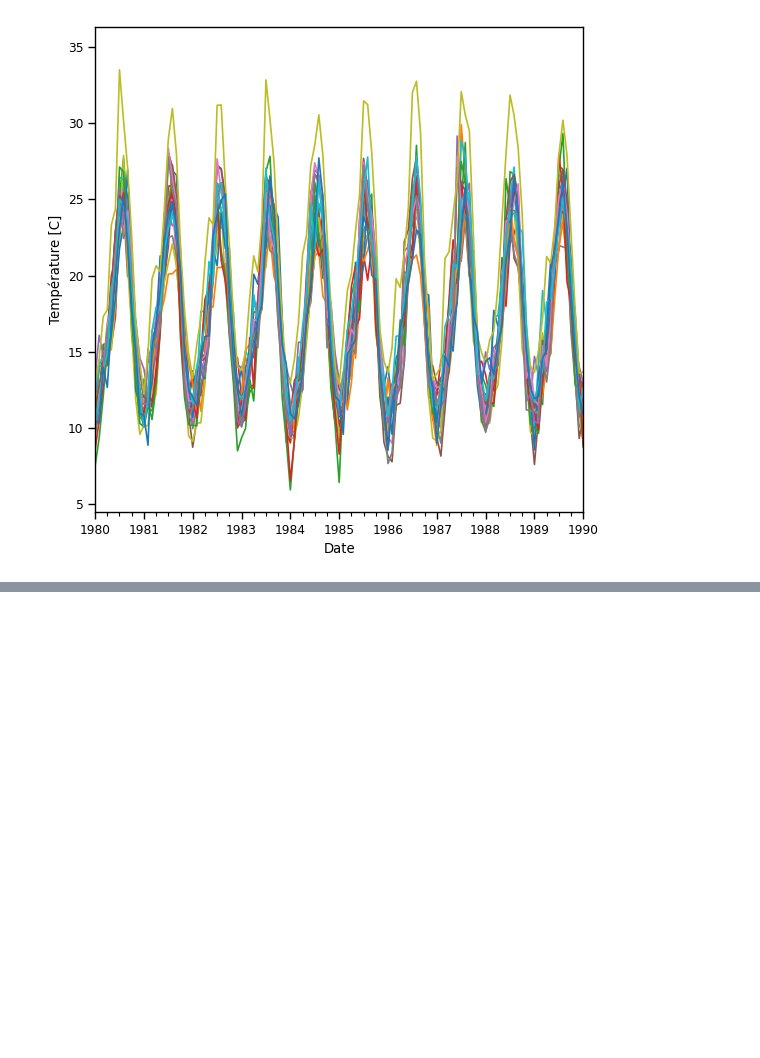
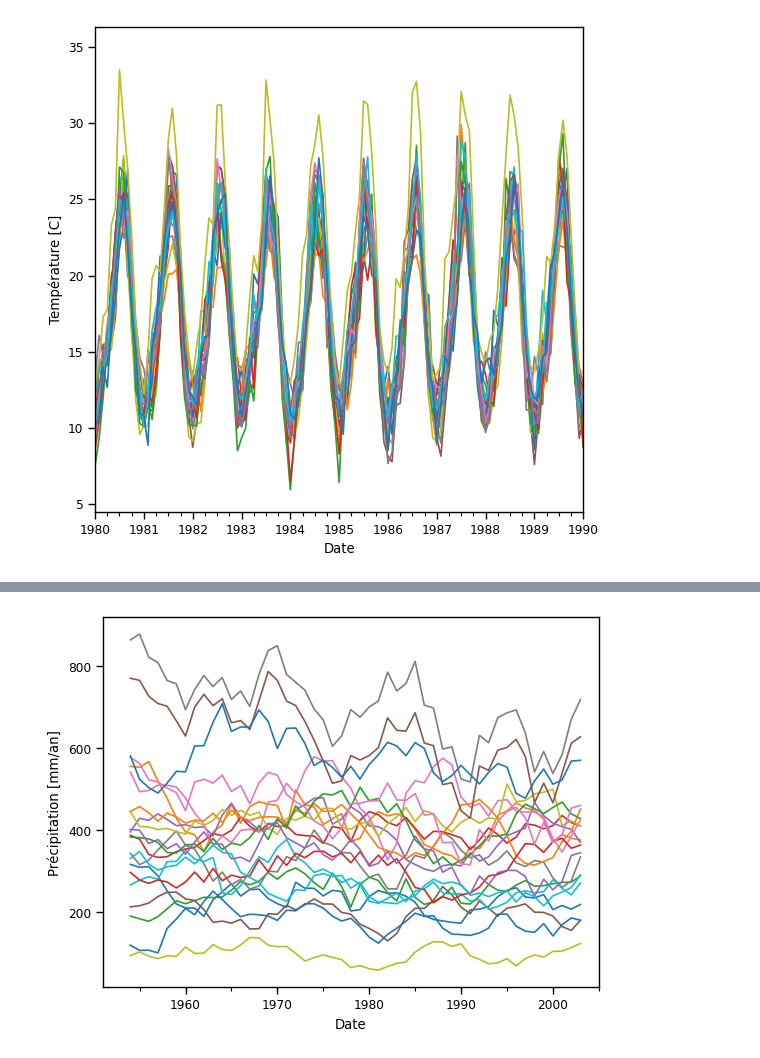
Before and after one commit to JosePedroMatos/Climate-change, a Jupyter notebook: 05. Visualize climate projections.ipynb, the cells around one changed output, grey strips where cells are left out. Cells and saved outputs as stored; diff of their text form; code cells hidden in the pictures; blank space fills up the shorter version.

```diff
--- a/05. Visualize climate projections.ipynb
+++ b/05. Visualize climate projections.ipynb
@@ -109,0 +119,10 @@ Pour
+# %%
+smooth_data = precipitation_Q16.resample('YS').sum().rolling(window=5+1, center=True).mean()
+# 'YS' représente "year start"
+
+ax = smooth_data.plot()
+ax.get_legend().remove()
+_ = ax.set_xlabel('Date')
+_ = ax.set_ylabel('Précipitation [mm/an]')
+# %% [output]
+[figure, added]
```
Also changed, not shown: parts of 18 cells of this notebook, 27 other files.
